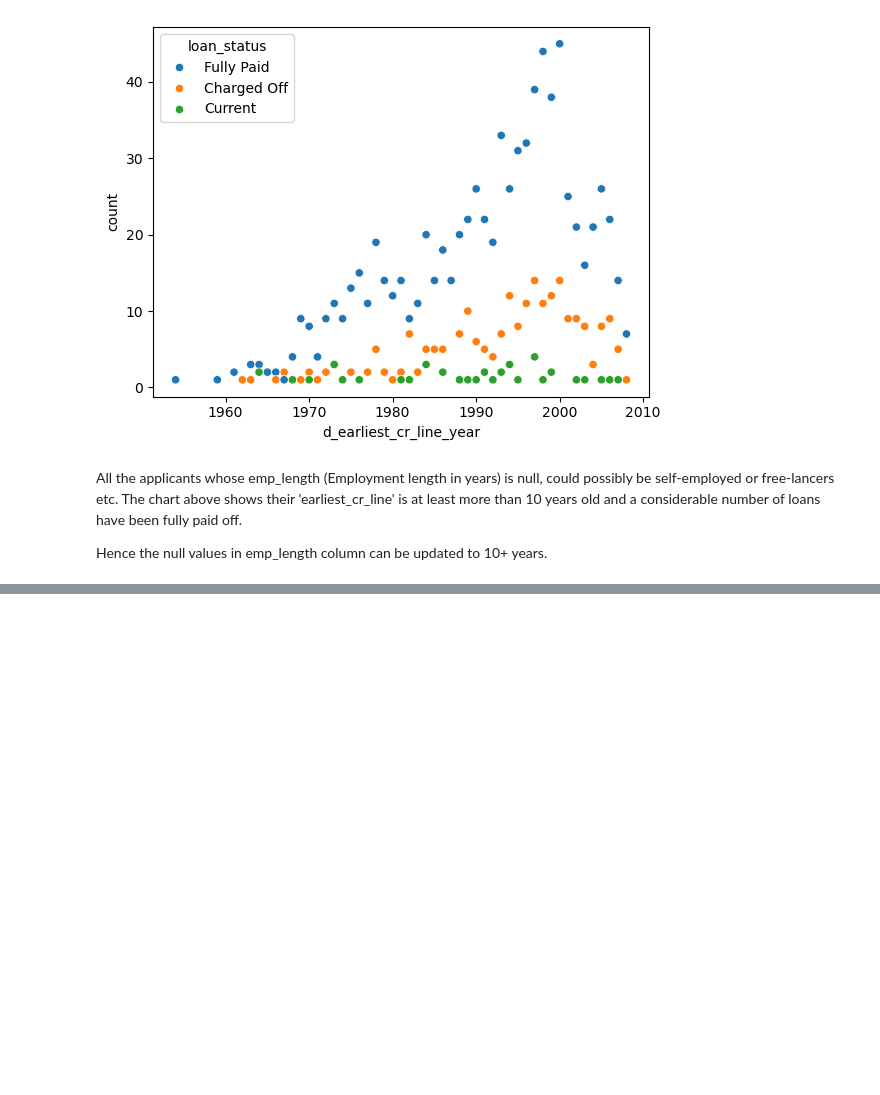
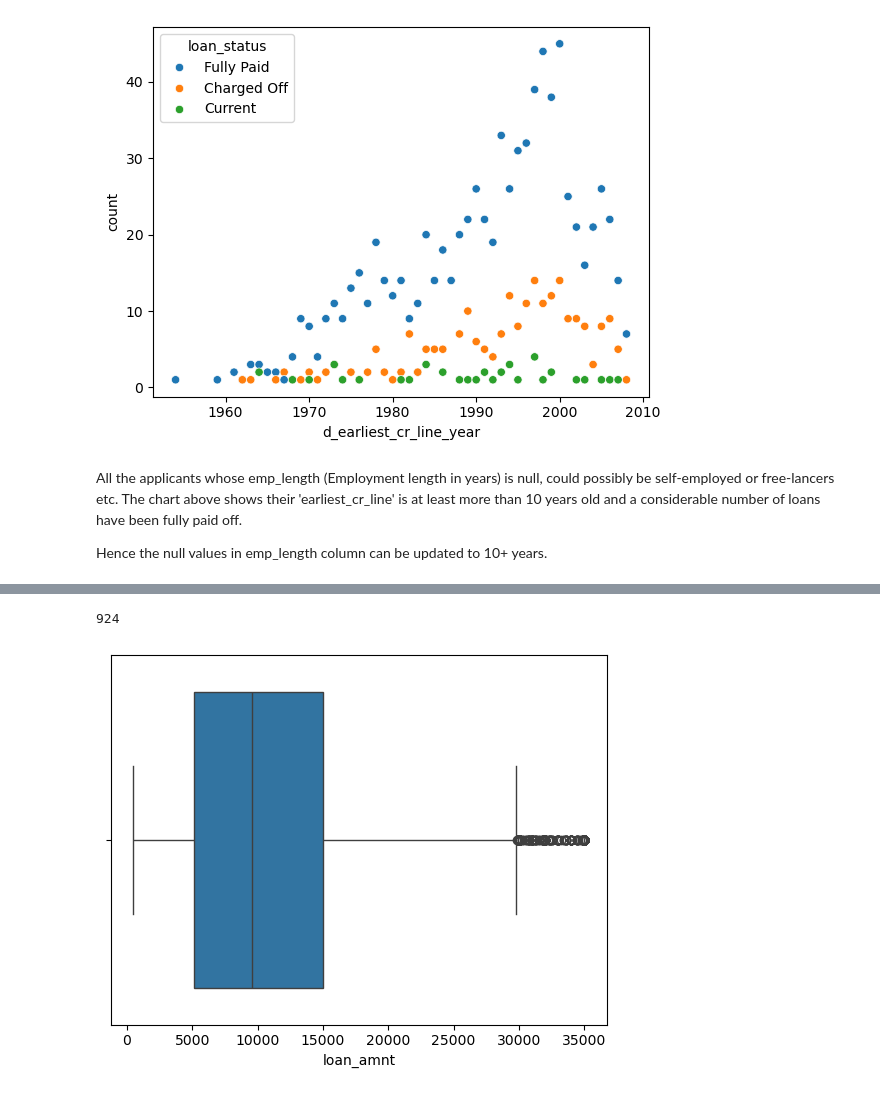
Before and after one commit to uvarajthulasiram/LendingClubCaseStudy, a Jupyter notebook: UvarajThulasiram.ipynb, the cells around one changed output, grey strips where cells are left out. Cells and saved outputs as stored; diff of their text form; code cells hidden in the pictures; blank space fills up the shorter version.

```diff
--- a/UvarajThulasiram.ipynb
+++ b/UvarajThulasiram.ipynb
@@ -341,0 +391,11 @@ dtype: int64
+# %%
+loan_amnt_outliers_len, loan_amnt_lb, loan_amnt_up = getOutliers('loan_amnt')
+
+print(loan_amnt_outliers_len)
+# %% [output]
+924
+# %%
+sns.boxplot(data=df, x='loan_amnt')
+plt.show()
+# %% [output]
+[figure, added]
```
Also changed, not shown: parts of 19 cells of this notebook.
